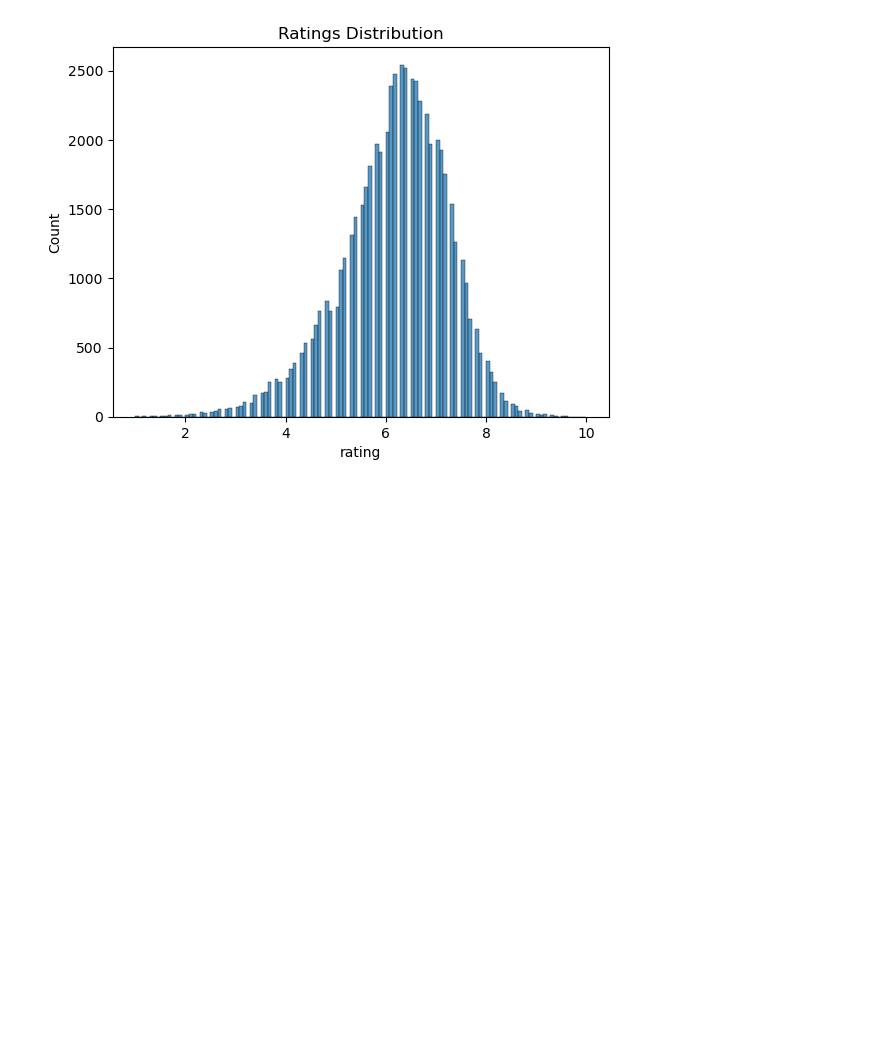
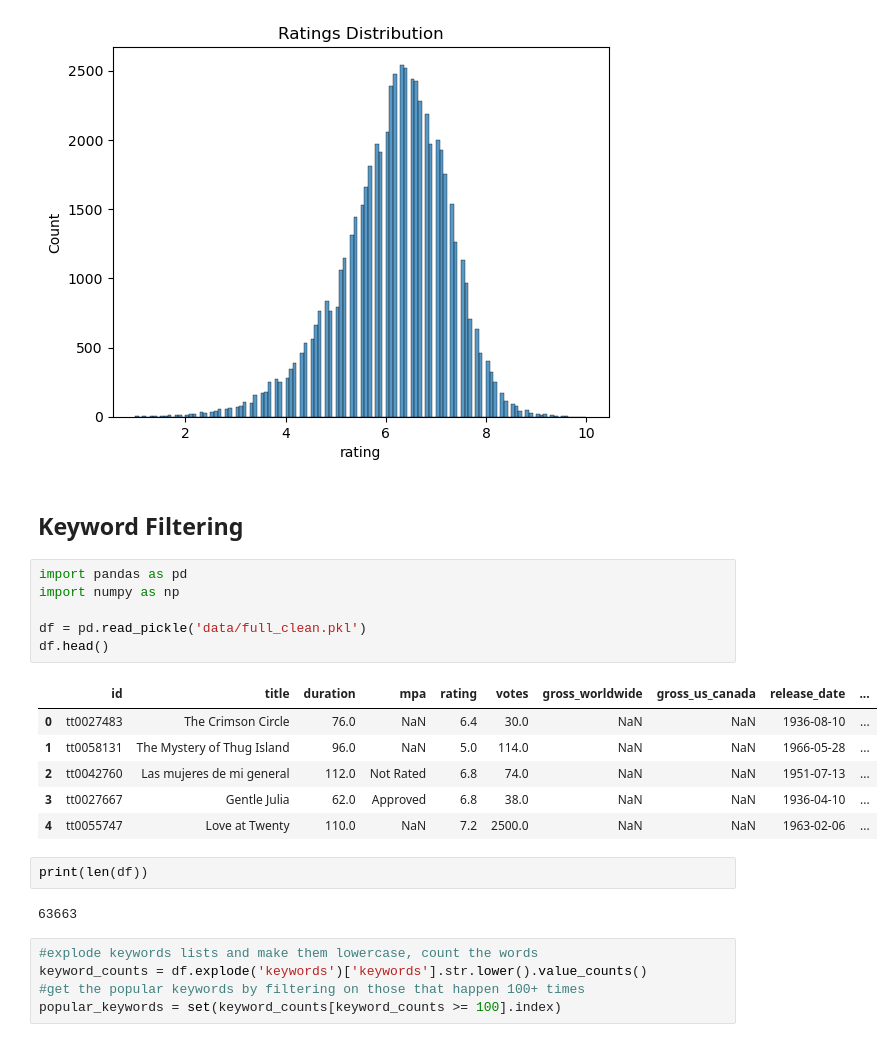
Before and after one commit to phodgkins/dm-movies, a Jupyter notebook: load_data.ipynb, the cells around one changed output. Cells and saved outputs as stored; diff of their text form; blank space fills up the shorter version.

Commit message:
Entered keyword filtering logic and updated pkl file
Pkl file updated with new dataframe with the keyword filtering

```diff
--- a/load_data.ipynb
+++ b/load_data.ipynb
@@ -241,3 +241,27 @@ plt.title('Ratings Distribution')
 # %% [output]
 Text(0.5, 1.0, 'Ratings Distribution')
 [figure]
+# %% [markdown]
+## Keyword Filtering
+# %%
+import pandas as pd
+import numpy as np
+
+df = pd.read_pickle('data/full_clean.pkl')
+df.head()
+# %% [output]
+|  | id | title | duration | mpa | rating | votes | gross_worldwide | gross_us_canada | release_date | ... |
+| 0 | tt0027483 | The Crimson Circle | 76.0 | NaN | 6.4 | 30.0 | NaN | NaN | 1936-08-10 | ... |
+| 1 | tt0058131 | The Mystery of Thug Island | 96.0 | NaN | 5.0 | 114.0 | NaN | NaN | 1966-05-28 | ... |
+| 2 | tt0042760 | Las mujeres de mi general | 112.0 | Not Rated | 6.8 | 74.0 | NaN | NaN | 1951-07-13 | ... |
+| 3 | tt0027667 | Gentle Julia | 62.0 | Approved | 6.8 | 38.0 | NaN | NaN | 1936-04-10 | ... |
+| 4 | tt0055747 | Love at Twenty | 110.0 | NaN | 7.2 | 2500.0 | NaN | NaN | 1963-02-06 | ... |
+# %%
+print(len(df))
+# %% [output]
+63663
+# %%
+#explode keywords lists and make them lowercase, count the words
+keyword_counts = df.explode('keywords')['keywords'].str.lower().value_counts()
+#get the popular keywords by filtering on those that happen 100+ times
+popular_keywords = set(keyword_counts[keyword_counts >= 100].index)
```
Also changed, not shown: parts of 4 cells of this notebook, 1 other file.
